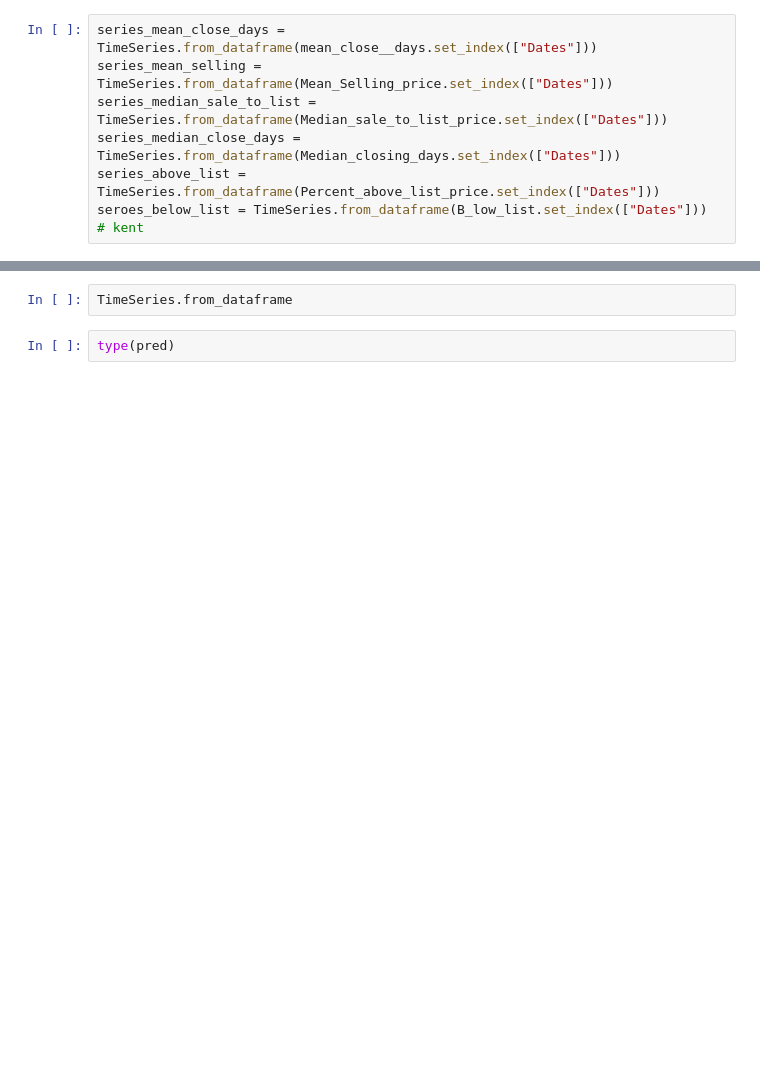
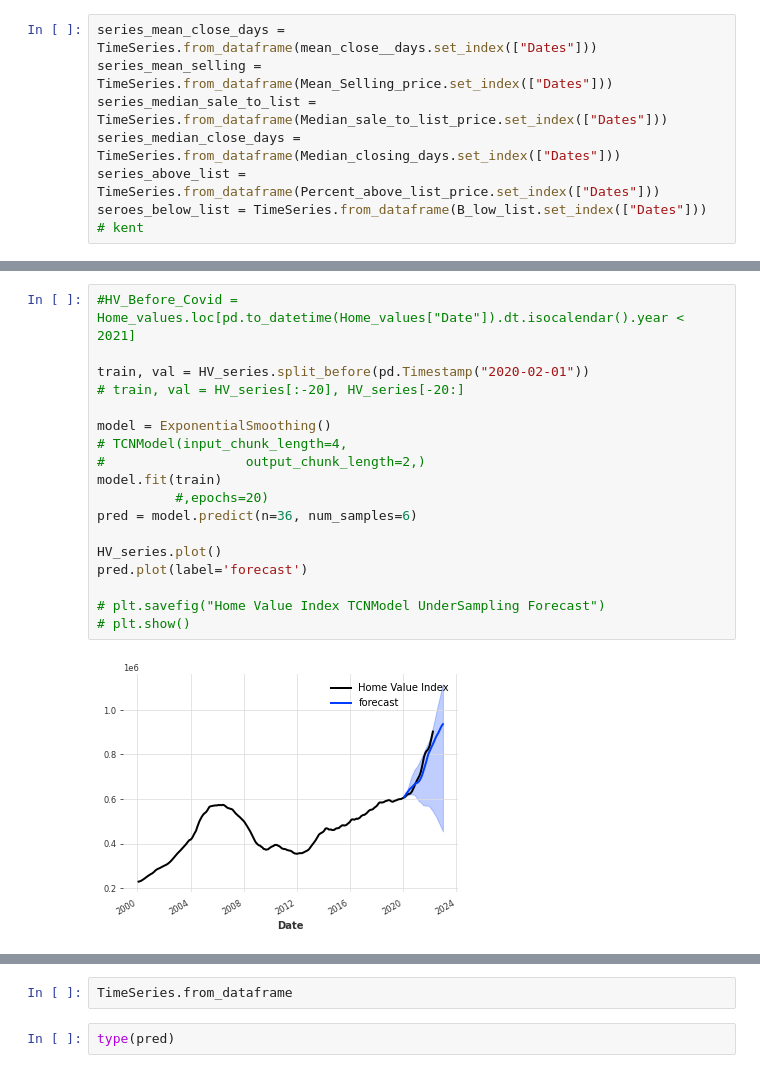
Before and after one commit to ianakt/Covid-and-the-Housing-Market, a Jupyter notebook: ML_Models/TimeSeries_total_trial_1.ipynb, the cells around one changed output, grey strips where cells are left out. Drawn from its saved outputs; the diff is of its cells as text; blank space fills up the shorter version.

```diff
--- a/ML_Models/TimeSeries_total_trial_1.ipynb
+++ b/ML_Models/TimeSeries_total_trial_1.ipynb
@@ -235,0 +361,20 @@ seroes_below_list = TimeSeries.from_dataframe(B_low_list.set_index(["Dates"]))
+# %%
+#HV_Before_Covid = Home_values.loc[pd.to_datetime(Home_values["Date"]).dt.isocalendar().year < 2021]
+
+train, val = HV_series.split_before(pd.Timestamp("2020-02-01"))
+# train, val = HV_series[:-20], HV_series[-20:]
+
+model = ExponentialSmoothing()
+# TCNModel(input_chunk_length=4,
+#                  output_chunk_length=2,)
+model.fit(train)
+          #,epochs=20)
+pred = model.predict(n=36, num_samples=6)
+
+HV_series.plot()
+pred.plot(label='forecast')
+
+# plt.savefig("Home Value Index TCNModel UnderSampling Forecast")
+# plt.show()
+# %% [output]
+[figure, added]
```
Also changed, not shown: parts of 37 cells of this notebook.
